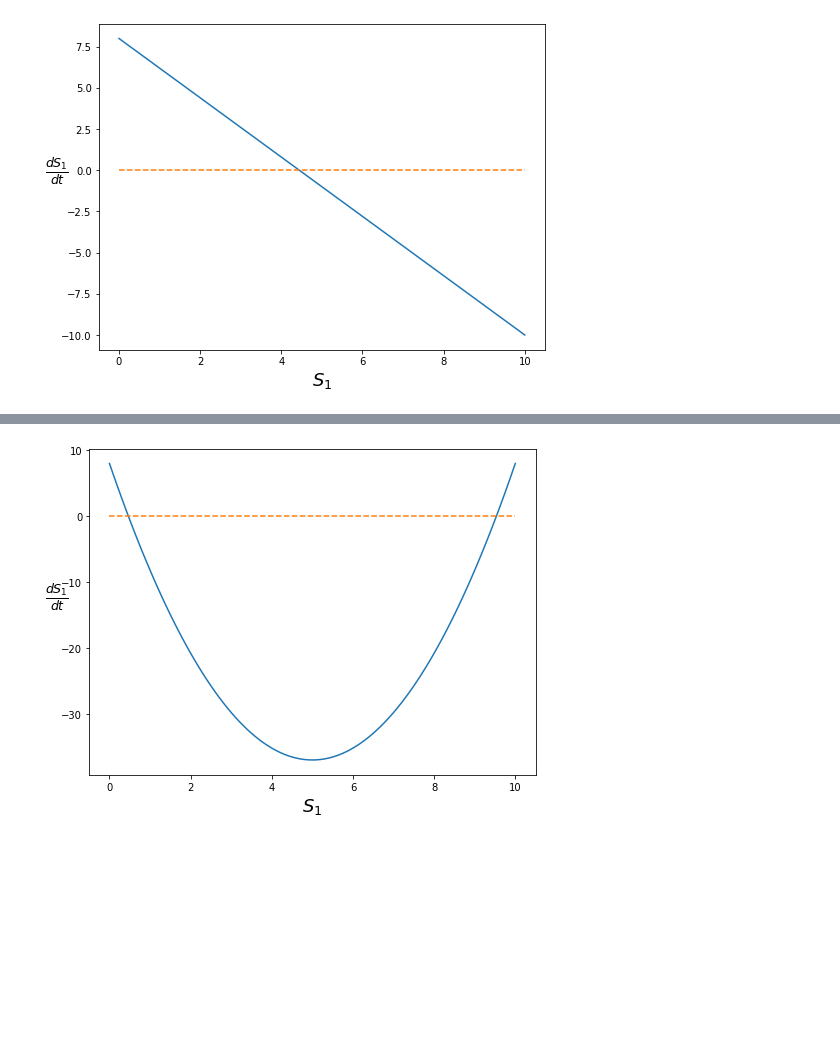
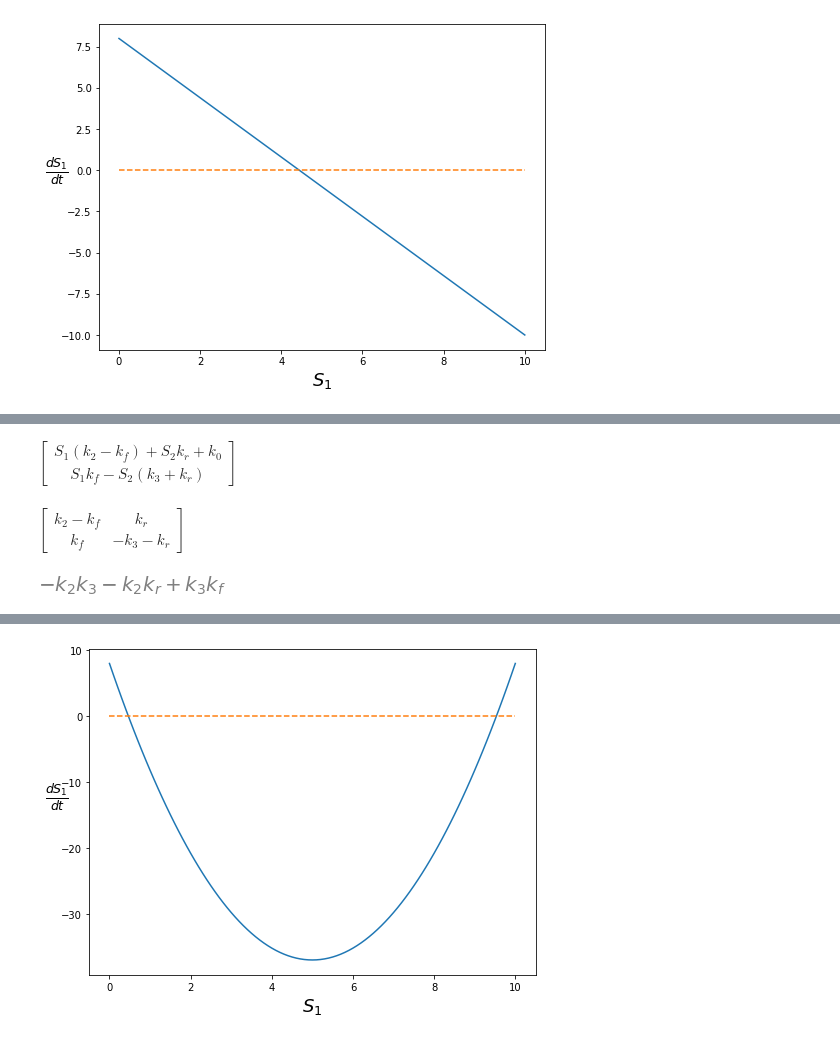
Before and after one commit to ModelEngineering/advancing-biomedical-models, a Jupyter notebook: lecture_2/lecture_2.ipynb, the cells around one changed output, grey strips where cells are left out. Drawn from its saved outputs; the diff is of its cells as text; code cells hidden in the pictures; blank space fills up the shorter version.

```diff
--- a/lecture_2/lecture_2.ipynb
+++ b/lecture_2/lecture_2.ipynb
@@ -25,0 +54,18 @@ $\frac{dS_1}{dt} = -(k_f +k_r)S_1(S_T - S_1) + k_r S_T $
+# %%
+dS1 = k_0 + S1*(k_2 - k_f) + k_r*S2
+dS2 = k_f*S1 - S2*(k_3 + k_r)
+# %%
+vMat = sy.Matrix([dS1, dS2])
+vMat
+# %% [output]
+$\displaystyle \left[\begin{matrix}S_{1} \left(k_{2} - k_{f}\right) + S_{2} k_{r} + k_{0}\\S_{1} k_{f} - S_{2} \left(k_{3} + k_{r}\right)\end{matrix}\right]$
+# %%
+jacobian = vMat.jacobian((S1, S2))
+jacobian
+# %% [output]
+$\displaystyle \left[\begin{matrix}k_{2} - k_{f} & k_{r}\\k_{f} & - k_{3} - k_{r}\end{matrix}\right]$
+# %%
+det = sy.simplify(jacobian.det())
+det
+# %% [output]
+[figure, added]
```
Also changed, not shown: parts of 15 cells of this notebook.
